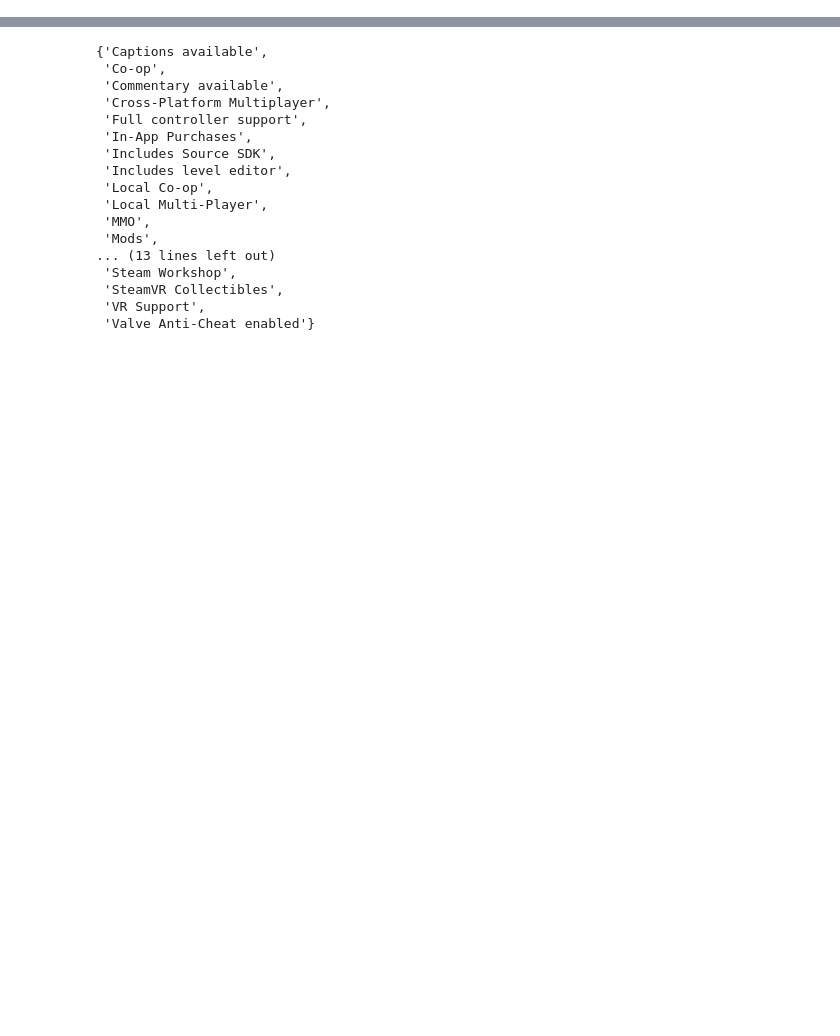
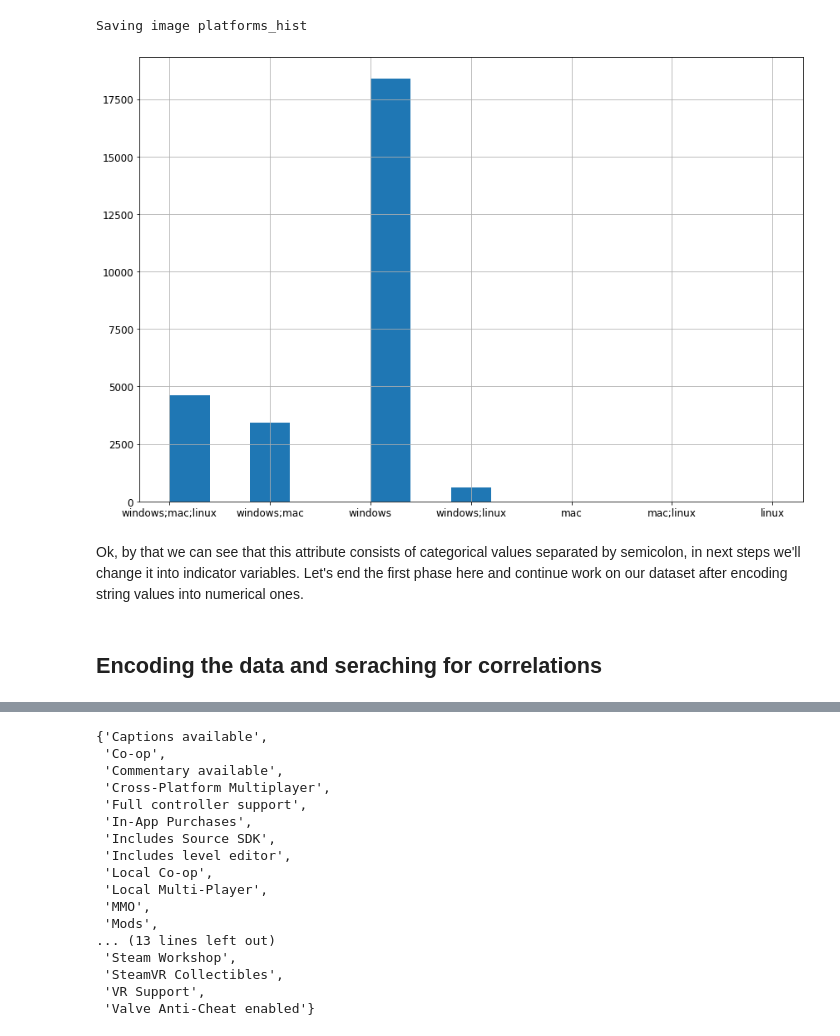
Before and after one commit to KrystianWojakiewicz/SteamGamesPredictor, a Jupyter notebook: src/data_shuffle/jupyter/steam_predictor.ipynb, the cells around one changed output, grey strips where cells are left out. Drawn from its saved outputs; the diff is of its cells as text; code cells hidden in the pictures; blank space fills up the shorter version.

```diff
--- a/src/data_shuffle/jupyter/steam_predictor.ipynb
+++ b/src/data_shuffle/jupyter/steam_predictor.ipynb
@@ -71,0 +124,13 @@ memory usage: 2.9+ MB
+# %%
+# import matplotlib.pyplot as plt
+plt.figure(figsize = (12,8))
+steam["platforms"].hist(bins=15)
+save_fig("platforms_hist")
+plt.show()
+# %% [output]
+Saving image platforms_hist
+[figure, added]
+# %% [markdown]
+Ok, by that we can see that this attribute consists of categorical values separated by semicolon, in next steps we'll change it into indicator variables. Let's end the first phase here and continue work on our dataset after encoding string values into numerical ones.
+# %% [markdown]
+## Encoding the data and seraching for correlations
```
Also changed, not shown: parts of 30 cells of this notebook.
